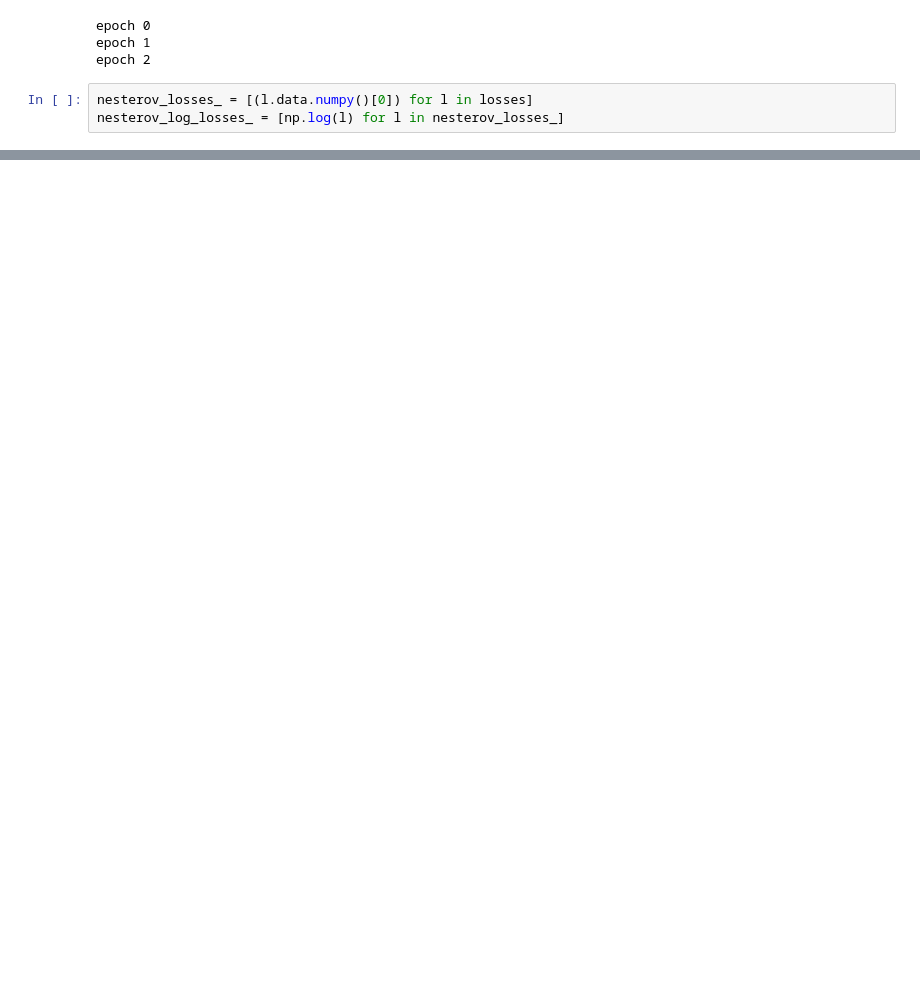
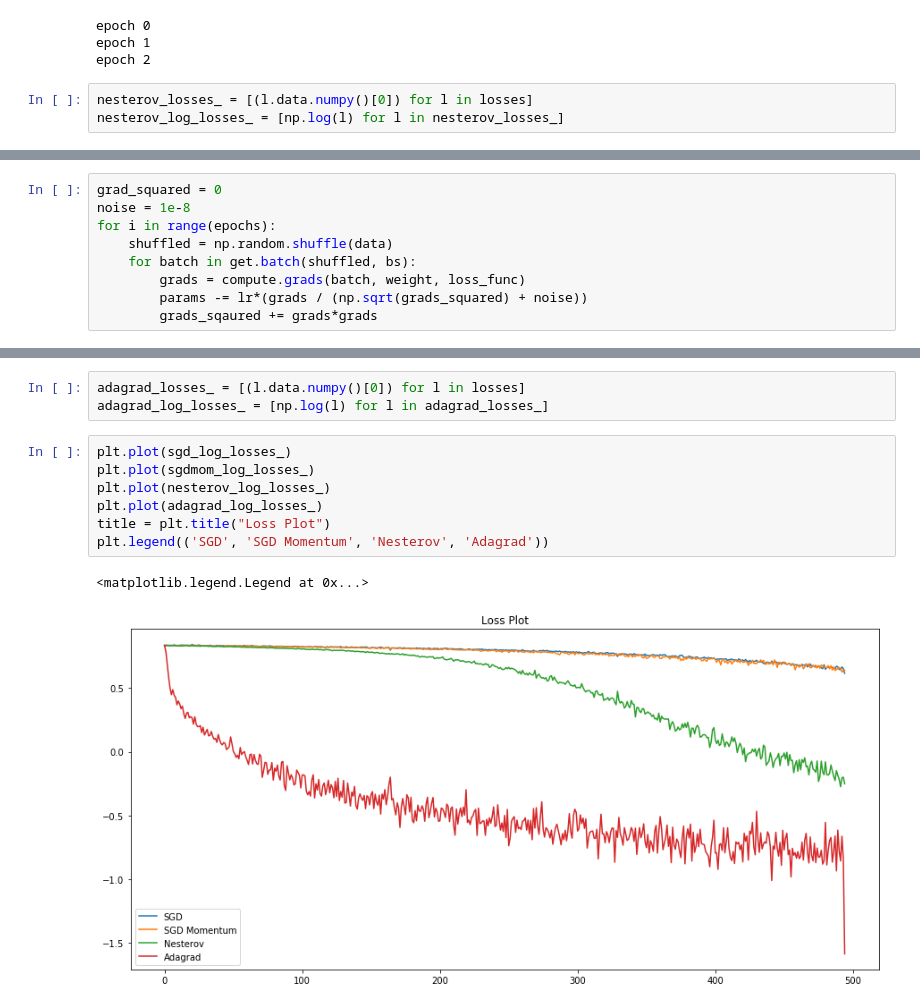
Before and after one commit to KeremTurgutlu/deeplearning, a Jupyter notebook: Exploring Optimizers.ipynb, the cells around one changed output, grey strips where cells are left out. Saved outputs shown, nothing was run; the diff lists cells and outputs as text; blank space fills up the shorter version.

Commit message:
adagrad

```diff
--- a/Exploring Optimizers.ipynb
+++ b/Exploring Optimizers.ipynb
@@ -299,0 +339,9 @@ plt.legend(('SGD', 'SGD Momentum', 'Nesterov'))
+# %%
+grad_squared = 0
+noise = 1e-8
+for i in range(epochs):
+    shuffled = np.random.shuffle(data)
+    for batch in get.batch(shuffled, bs):
+        grads = compute.grads(batch, weight, loss_func)
+        params -= lr*(grads / (np.sqrt(grads_squared) + noise))
+        grads_sqaured += grads*grads
@@ -299,0 +396,13 @@ plt.legend(('SGD', 'SGD Momentum', 'Nesterov'))
+# %%
+adagrad_losses_ = [(l.data.numpy()[0]) for l in losses]
+adagrad_log_losses_ = [np.log(l) for l in adagrad_losses_]
+# %%
+plt.plot(sgd_log_losses_)
+plt.plot(sgdmom_log_losses_)
+plt.plot(nesterov_log_losses_)
+plt.plot(adagrad_log_losses_)
+title = plt.title("Loss Plot")
+plt.legend(('SGD', 'SGD Momentum', 'Nesterov', 'Adagrad'))
+# %% [output]
+<matplotlib.legend.Legend at 0x...>
+[figure, added]
```
Also changed, not shown: parts of 16 cells of this notebook.
